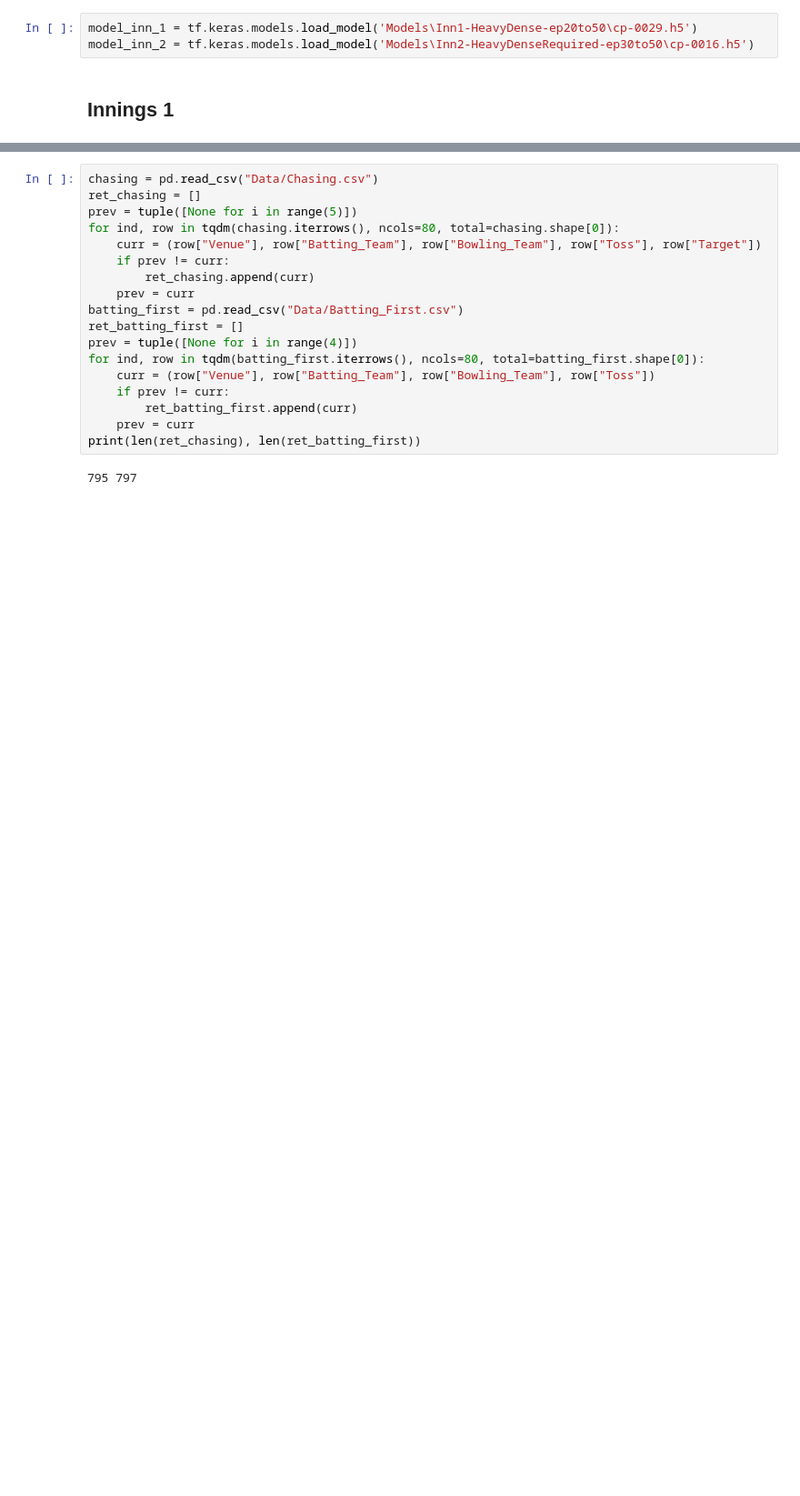
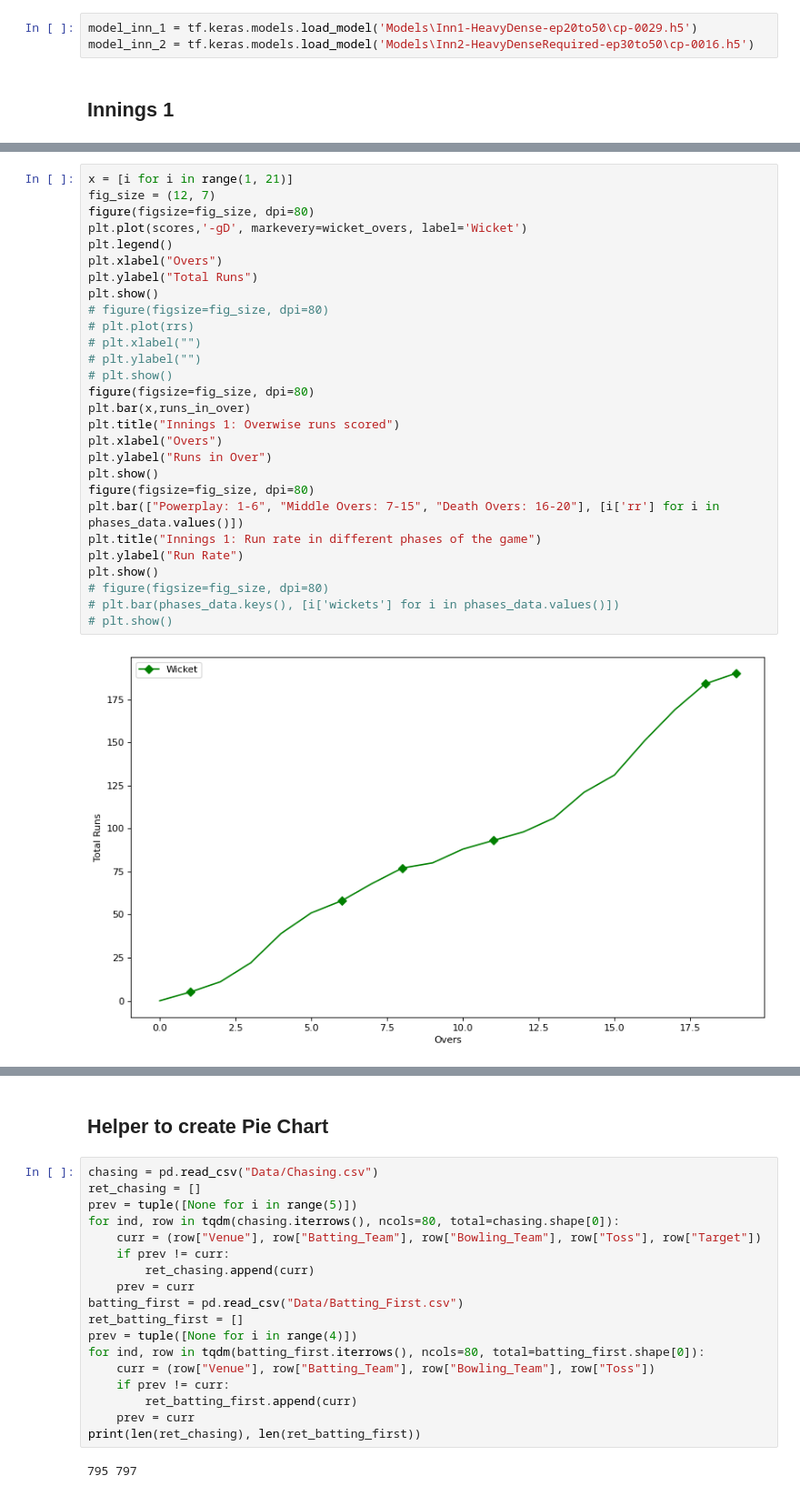
Before and after one commit to AravindM2803/IPL-Simulator, a Jupyter notebook: iplsim-dense/Simulate.ipynb, the cells around one changed output, grey strips where cells are left out. Shown at 91% size. Saved outputs shown, nothing was run; the diff lists cells and outputs as text; blank space fills up the shorter version.

```diff
--- a/iplsim-dense/Simulate.ipynb
+++ b/iplsim-dense/Simulate.ipynb
@@ -114,0 +155,30 @@ plt.show()
+# %%
+x = [i for i in range(1, 21)]
+fig_size = (12, 7)
+figure(figsize=fig_size, dpi=80)
+plt.plot(scores,'-gD', markevery=wicket_overs, label='Wicket')
+plt.legend()
+plt.xlabel("Overs")
+plt.ylabel("Total Runs")
+plt.show()
+# figure(figsize=fig_size, dpi=80)
+# plt.plot(rrs)
+# plt.xlabel("")
+# plt.ylabel("")
+# plt.show()
+figure(figsize=fig_size, dpi=80)
+plt.bar(x,runs_in_over)
+plt.title("Innings 1: Overwise runs scored")
+plt.xlabel("Overs")
+plt.ylabel("Runs in Over")
+plt.show()
+figure(figsize=fig_size, dpi=80)
+plt.bar(["Powerplay: 1-6", "Middle Overs: 7-15", "Death Overs: 16-20"], [i['rr'] for i in phases_data.values()])
+plt.title("Innings 1: Run rate in different phases of the game")
+plt.ylabel("Run Rate")
+plt.show()
+# figure(figsize=fig_size, dpi=80)
+# plt.bar(phases_data.keys(), [i['wickets'] for i in phases_data.values()])
+# plt.show()
+# %% [output]
+[figure, added]
@@ -115,3 +187,5 @@ plt.show()
+# %% [markdown]
+## Helper to create Pie Chart
 # %%
 chasing = pd.read_csv("Data/Chasing.csv")
 ret_chasing = []
```
Also changed, not shown: parts of 16 cells of this notebook, 1 other file.
